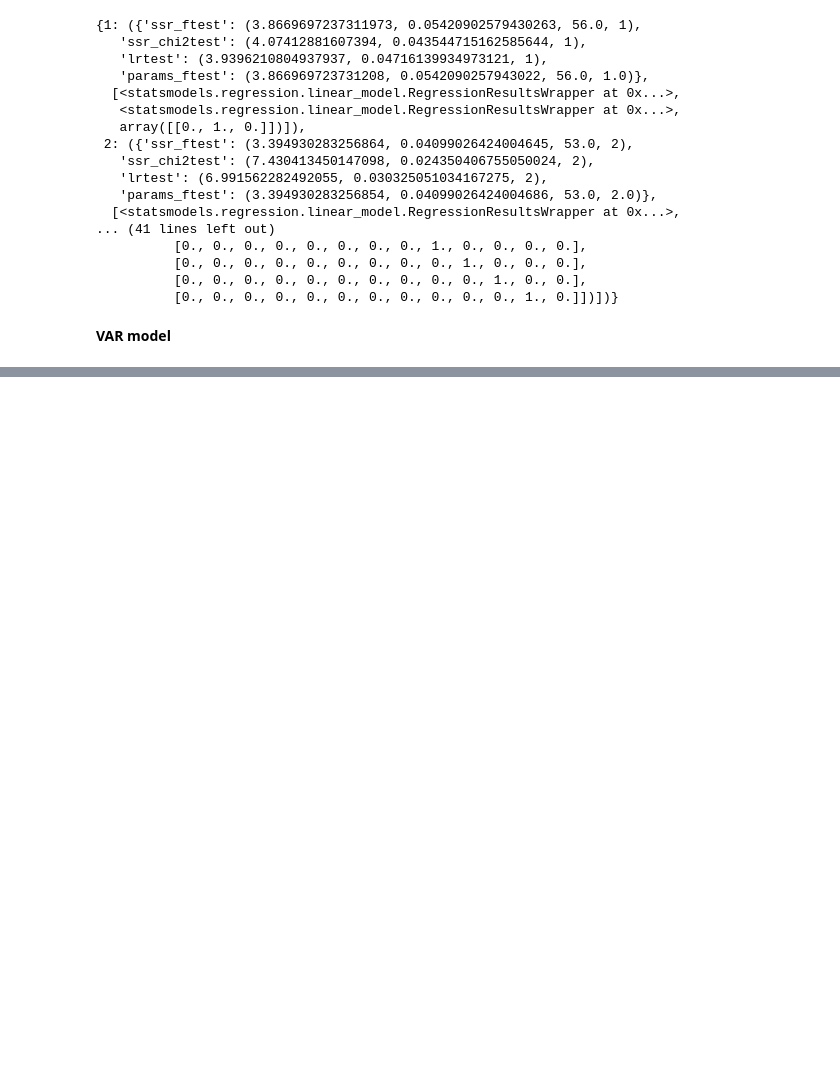
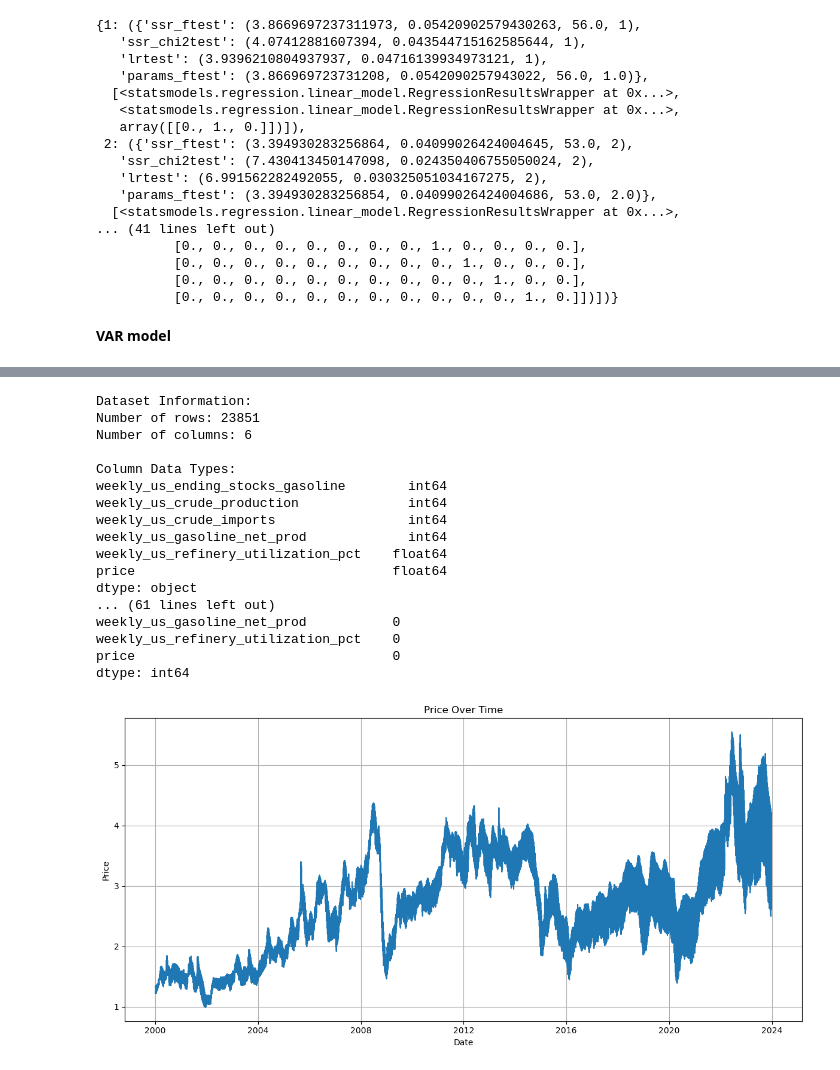
Before and after one commit to zenbean/Citadel-Women-s-Datathon-2025, a Jupyter notebook: consumer.ipynb, the cells around one changed output, grey strips where cells are left out. Drawn from its saved outputs; the diff is of its cells as text; code cells hidden in the pictures; blank space fills up the shorter version.

```diff
--- a/consumer.ipynb
+++ b/consumer.ipynb
@@ -679,0 +752,13 @@ plt.show()
+# %%
+# Match price dates after supply_full dates
+matched_price_dates = match_after(supply_full['date'], prices_full['date'])
+
+# Build dataframe with supply_full and matched prices
+full_df = supply_full.copy()
+full_df['matched_price_date'] = matched_price_dates
+
+# Merge price values on matched price dates
+full_df = full_df.merge(prices_full[['date','price']], left_on='matched_price_date', right_on='date', how='left', suffixes=('','_price'))
+
+# Drop rows where no matched price date
+full_df = full_df.dropna(subset=['price'])
@@ -679,0 +791,2 @@ plt.show()
+# %%
+full_df.drop(columns=['matched_price_date', 'date_price'], inplace=True)
@@ -679,0 +811,48 @@ plt.show()
+# %%
+# Set date as the index
+full_df['date'] = pd.to_datetime(full_df['date'])
+full_df = full_df.set_index('date')
+
+# Display basic information about the dataset
+print("Dataset Information:")
+print(f"Number of rows: {full_df.shape[0]}")
+print(f"Number of columns: {full_df.shape[1]}")
+print("\nColumn Data Types:")
+print(full_df.dtypes)
+print("\nFirst few rows:")
+print(full_df.head())
+print("\nDescriptive Statistics:")
+print(full_df.describe())
+
+# Check for missing values
+print("\nMissing Values:")
+print(full_df.isnull().sum())
+
+# Plot the target variable (price) over time
+plt.figure(figsize=(12, 6))
+plt.plot(full_df.index, full_df['price'])
+plt.title('Price Over Time')
+plt.xlabel('Date')
+plt.ylabel('Price')
+plt.grid(True)
+plt.tight_layout()
+plt.show()
+# %% [output]
+Dataset Information:
+Number of rows: 23851
+Number of columns: 6
+
+Column Data Types:
+weekly_us_ending_stocks_gasoline        int64
+weekly_us_crude_production              int64
+weekly_us_crude_imports                 int64
+weekly_us_gasoline_net_prod             int64
+weekly_us_refinery_utilization_pct    float64
+price                                 float64
+dtype: object
+... (61 lines left out)
+weekly_us_gasoline_net_prod           0
+weekly_us_refinery_utilization_pct    0
+price                                 0
+dtype: int64
+[figure, added]
```
Also changed, not shown: parts of 25 cells of this notebook, 4 other files.
